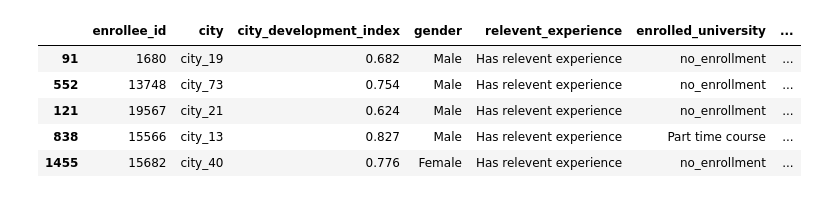
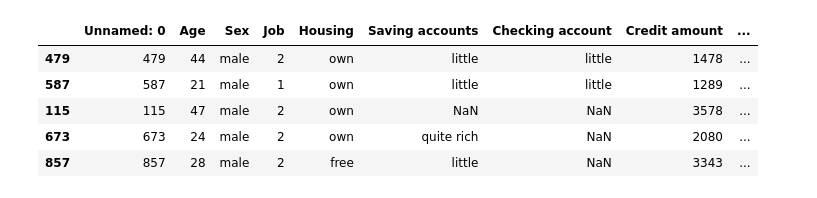
Before and after one commit to stepanov2112/Machine-Learning, a Jupyter notebook: ML_regression.ipynb, the cells around one changed output. Cells and saved outputs as stored; diff of their text form; code cells hidden in the pictures.

```diff
--- a/ML_regression.ipynb
+++ b/ML_regression.ipynb
@@ -5,14 +5,13 @@ import seaborn as sns
 import sklearn
 import matplotlib.pyplot as plt
 # %%
-dataset = pd.read_csv("datasets/HR/aug_test.csv")
+dataset = pd.read_csv("datasets/credit/german_credit_data.csv")
 # %%
 dataset.sample(5)
-dataset.dtypes
 # %% [output]
-|  | enrollee_id | city | city_development_index | gender | relevent_experience | enrolled_university | ... |
-| 91 | 1680 | city_19 | 0.682 | Male | Has relevent experience | no_enrollment | ... |
-| 552 | 13748 | city_73 | 0.754 | Male | Has relevent experience | no_enrollment | ... |
-| 121 | 19567 | city_21 | 0.624 | Male | Has relevent experience | no_enrollment | ... |
-| 838 | 15566 | city_13 | 0.827 | Male | Has relevent experience | Part time course | ... |
-| 1455 | 15682 | city_40 | 0.776 | Female | Has relevent experience | no_enrollment | ... |
+|  | Unnamed: 0 | Age | Sex | Job | Housing | Saving accounts | Checking account | Credit amount | ... |
+| 479 | 479 | 44 | male | 2 | own | little | little | 1478 | ... |
+| 587 | 587 | 21 | male | 1 | own | little | little | 1289 | ... |
+| 115 | 115 | 47 | male | 2 | own | NaN | NaN | 3578 | ... |
+| 673 | 673 | 24 | male | 2 | own | quite rich | NaN | 2080 | ... |
+| 857 | 857 | 28 | male | 2 | free | little | NaN | 3343 | ... |
```
Also changed, not shown: parts of 7 cells of this notebook, 1 other file.
